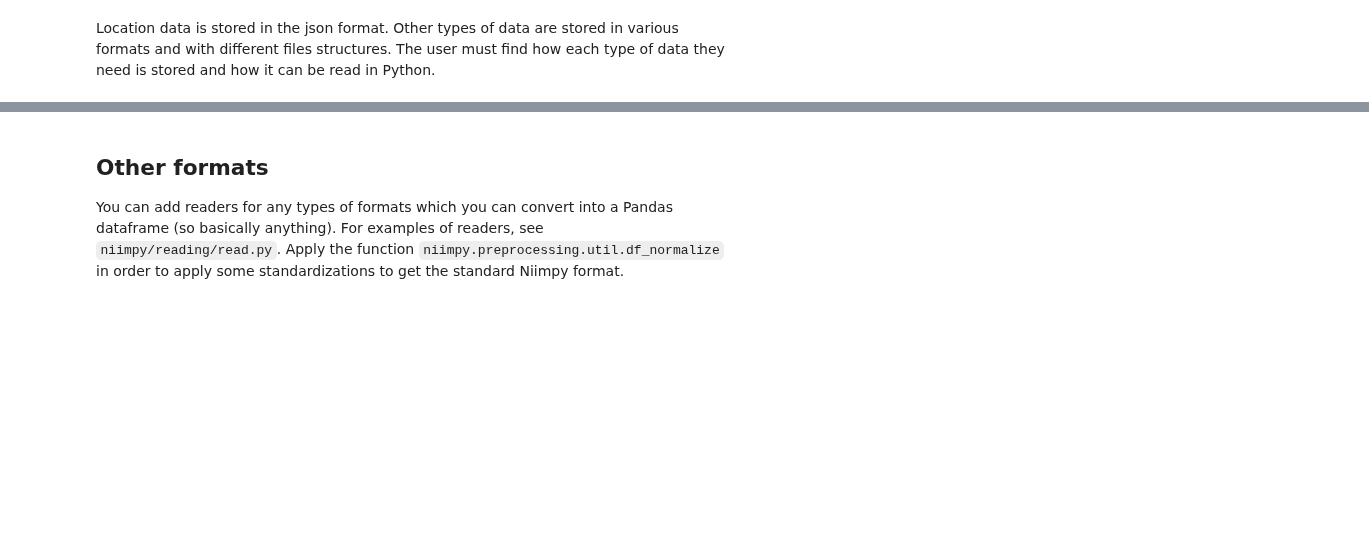
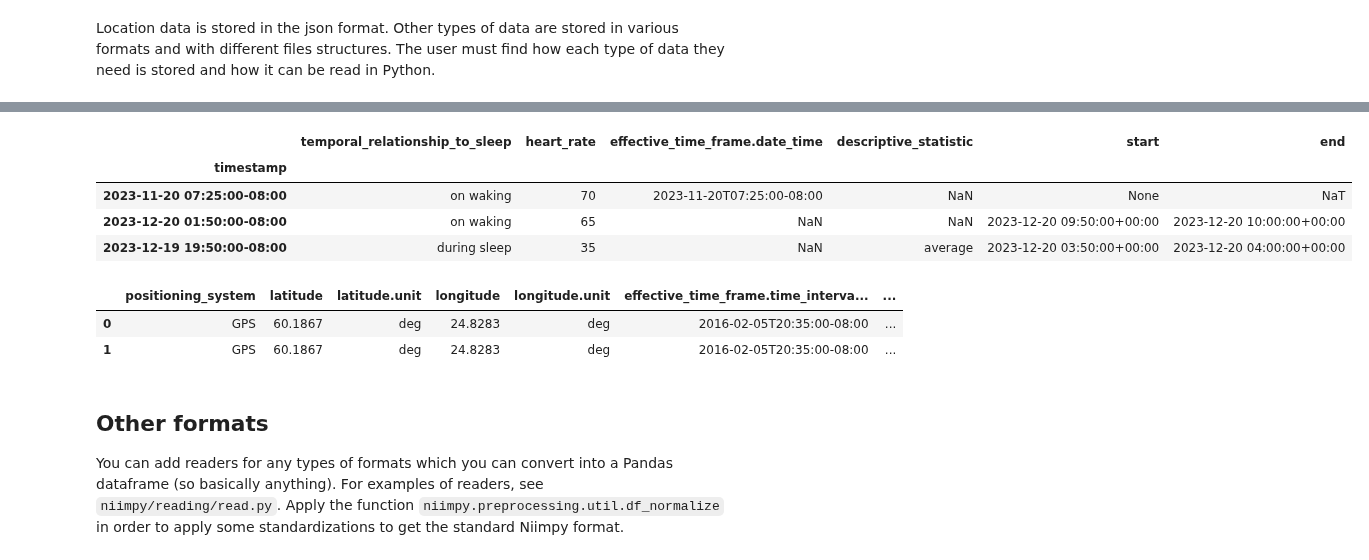
Before and after one commit to digitraceslab/niimpy, a Jupyter notebook: docs/input-formats.ipynb, the cells around one changed output, grey strips where cells are left out. Saved outputs shown, nothing was run; the diff lists cells and outputs as text; code cells hidden in the pictures; blank space fills up the shorter version.

```diff
--- a/docs/input-formats.ipynb
+++ b/docs/input-formats.ipynb
@@ -180,3 +198,21 @@ Location data is stored in the json format. Other types of data are stored in va
+# %%
+# Reading heart rate data:
+filename = config.MHEALTH_HEART_RATE_PATH
+niimpy.reading.mhealth.heart_rate_from_file(filename)
+# %% [output]
+|  | temporal_relationship_to_sleep | heart_rate | effective_time_frame.date_time | descriptive_statistic | start | end |
+| timestamp |  |  |  |  |  |  |
+| 2023-11-20 07:25:00-08:00 | on waking | 70 | 2023-11-20T07:25:00-08:00 | NaN | None | NaT |
+| 2023-12-20 01:50:00-08:00 | on waking | 65 | NaN | NaN | 2023-12-20 09:50:00+00:00 | 2023-12-20 10:00:00+00:00 |
+| 2023-12-19 19:50:00-08:00 | during sleep | 35 | NaN | average | 2023-12-20 03:50:00+00:00 | 2023-12-20 04:00:00+00:00 |
+# %%
+# Reading geolocation data:
+filename = config.MHEALTH_GEOLOCATION_PATH
+niimpy.reading.mhealth.geolocation_from_file(filename)
+# %% [output]
+|  | positioning_system | latitude | latitude.unit | longitude | longitude.unit | effective_time_frame.time_interva... | ... |
+| 0 | GPS | 60.1867 | deg | 24.8283 | deg | 2016-02-05T20:35:00-08:00 | ... |
+| 1 | GPS | 60.1867 | deg | 24.8283 | deg | 2016-02-05T20:35:00-08:00 | ... |
 # %% [markdown]
 ## Other formats
 
```
Also changed, not shown: parts of 6 cells of this notebook, 2 other files.
